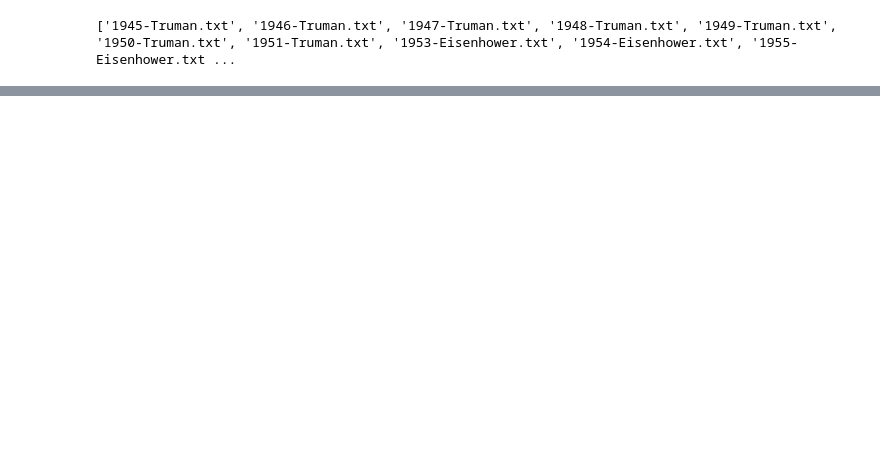
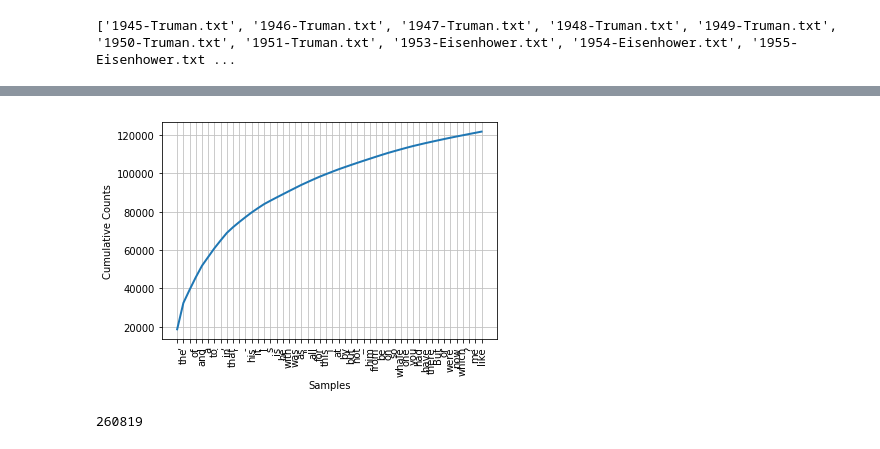
Before and after one commit to unmrds/cc-nlp, a Jupyter notebook: 02_NLTK_examples.ipynb, the cells around one changed output, grey strips where cells are left out. Drawn from its saved outputs; the diff is of its cells as text; code cells hidden in the pictures; blank space fills up the shorter version.

```diff
--- a/02_NLTK_examples.ipynb
+++ b/02_NLTK_examples.ipynb
@@ -19,0 +274,2 @@ print(state_union.fileids())
+# %%
+fdist1 = FreqDist(text1)
@@ -19,0 +330,8 @@ print(state_union.fileids())
+# %%
+fdist1.plot(50, cumulative=True)
+# %% [output]
+[figure, added]
+# %%
+len(text1)
+# %% [output]
+260819
```
Also changed, not shown: parts of 70 cells of this notebook.
